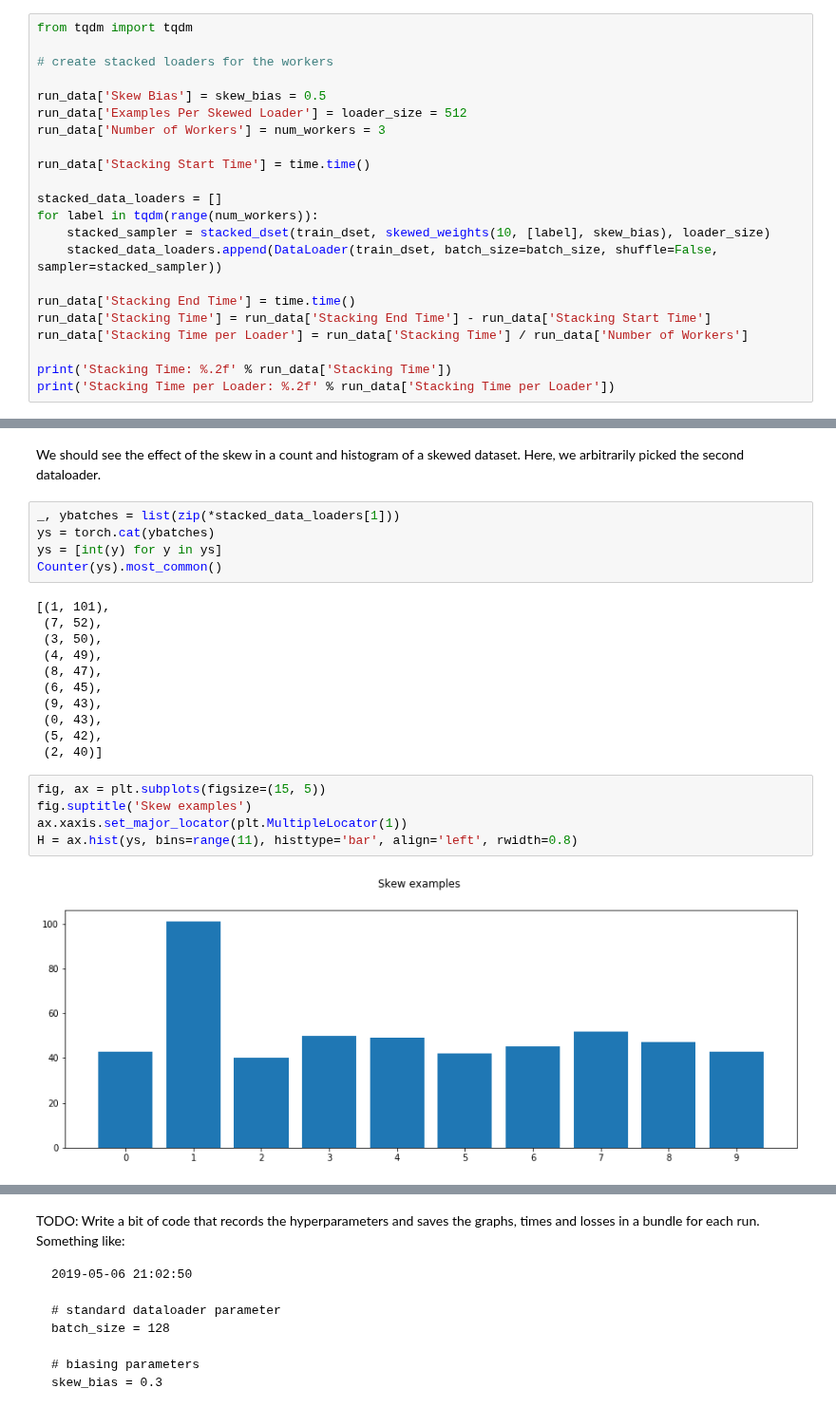
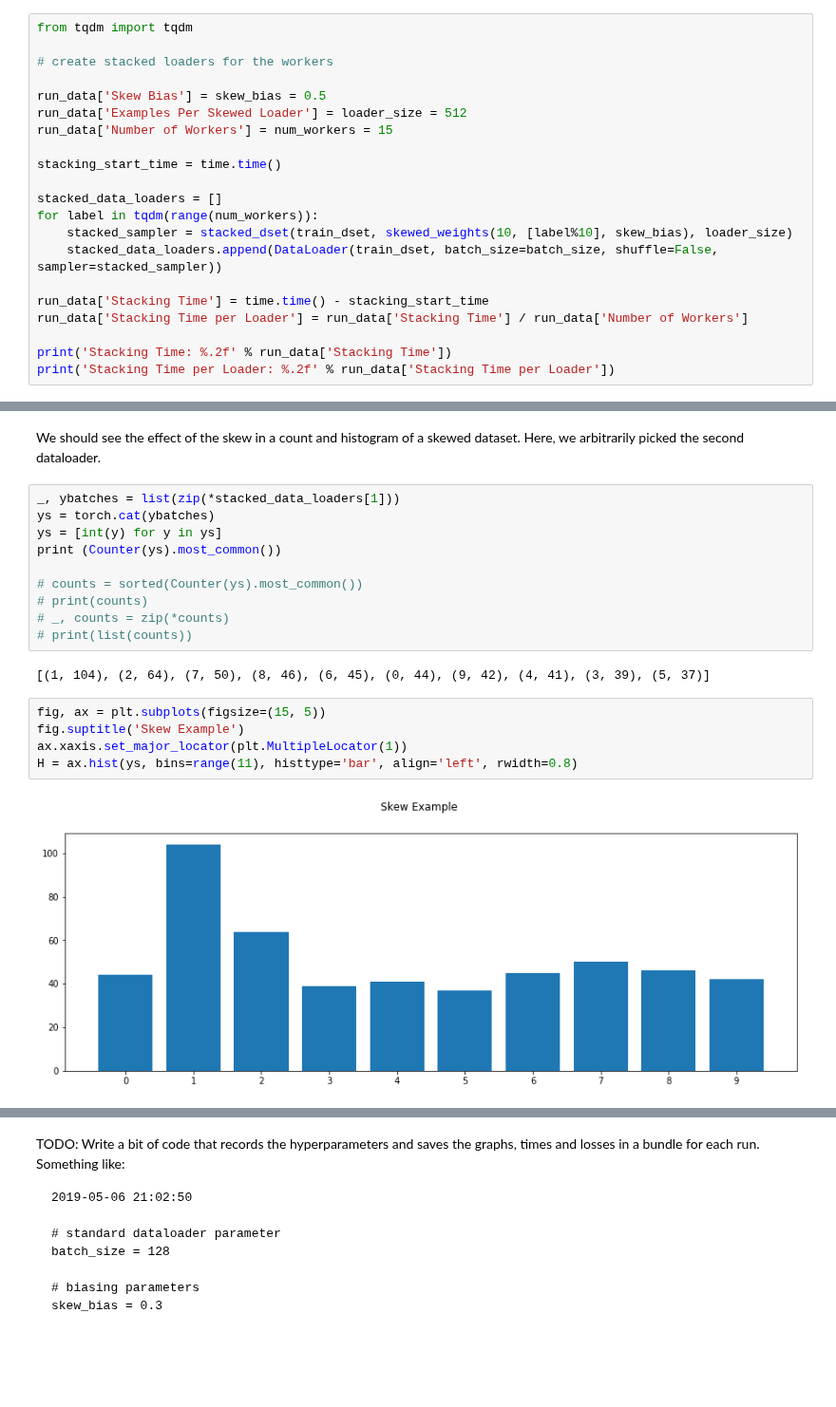
Before and after one commit to rmicallef/bfpytorch, a Jupyter notebook: MNIST-fed.ipynb, the cells around one changed output, grey strips where cells are left out. Shown at 95% size. Drawn from its saved outputs; the diff is of its cells as text; blank space fills up the shorter version.

```diff
--- a/MNIST-fed.ipynb
+++ b/MNIST-fed.ipynb
@@ -197,17 +201,16 @@ from tqdm import tqdm
 
 run_data['Skew Bias'] = skew_bias = 0.5
 run_data['Examples Per Skewed Loader'] = loader_size = 512
-run_data['Number of Workers'] = num_workers = 3
+run_data['Number of Workers'] = num_workers = 15
 
-run_data['Stacking Start Time'] = time.time()
+stacking_start_time = time.time()
 
 stacked_data_loaders = []
 for label in tqdm(range(num_workers)):
-    stacked_sampler = stacked_dset(train_dset, skewed_weights(10, [label], skew_bias), loader_size)
+    stacked_sampler = stacked_dset(train_dset, skewed_weights(10, [label%10], skew_bias), loader_size)
     stacked_data_loaders.append(DataLoader(train_dset, batch_size=batch_size, shuffle=False, sampler=stacked_sampler))
 
-run_data['Stacking End Time'] = time.time()
-run_data['Stacking Time'] = run_data['Stacking End Time'] - run_data['Stacking Start Time']
+run_data['Stacking Time'] = time.time() - stacking_start_time
 run_data['Stacking Time per Loader'] = run_data['Stacking Time'] / run_data['Number of Workers']
 
 print('Stacking Time: %.2f' % run_data['Stacking Time'])
@@ -221,22 +224,18 @@ We should see the effect of the skew in a count and histogram of a skewed datase
 _, ybatches = list(zip(*stacked_data_loaders[1]))
 ys = torch.cat(ybatches)
 ys = [int(y) for y in ys]
-Counter(ys).most_common()
+print (Counter(ys).most_common())
+
+# counts = sorted(Counter(ys).most_common())
+# print(counts)
+# _, counts = zip(*counts)
+# print(list(counts))
 # %% [output]
-[(1, 101),
- (7, 52),
- (3, 50),
- (4, 49),
- (8, 47),
- (6, 45),
- (9, 43),
- (0, 43),
- (5, 42),
- (2, 40)]
+[(1, 104), (2, 64), (7, 50), (8, 46), (6, 45), (0, 44), (9, 42), (4, 41), (3, 39), (5, 37)]
 # %%
 fig, ax = plt.subplots(figsize=(15, 5))
-fig.suptitle('Skew examples')
+fig.suptitle('Skew Example')
 ax.xaxis.set_major_locator(plt.MultipleLocator(1))
 H = ax.hist(ys, bins=range(11), histtype='bar', align='left', rwidth=0.8)
 # %% [output]
-[figure, old version]
+[figure, new version]
```
Also changed, not shown: parts of 13 cells of this notebook, 1 other file.
